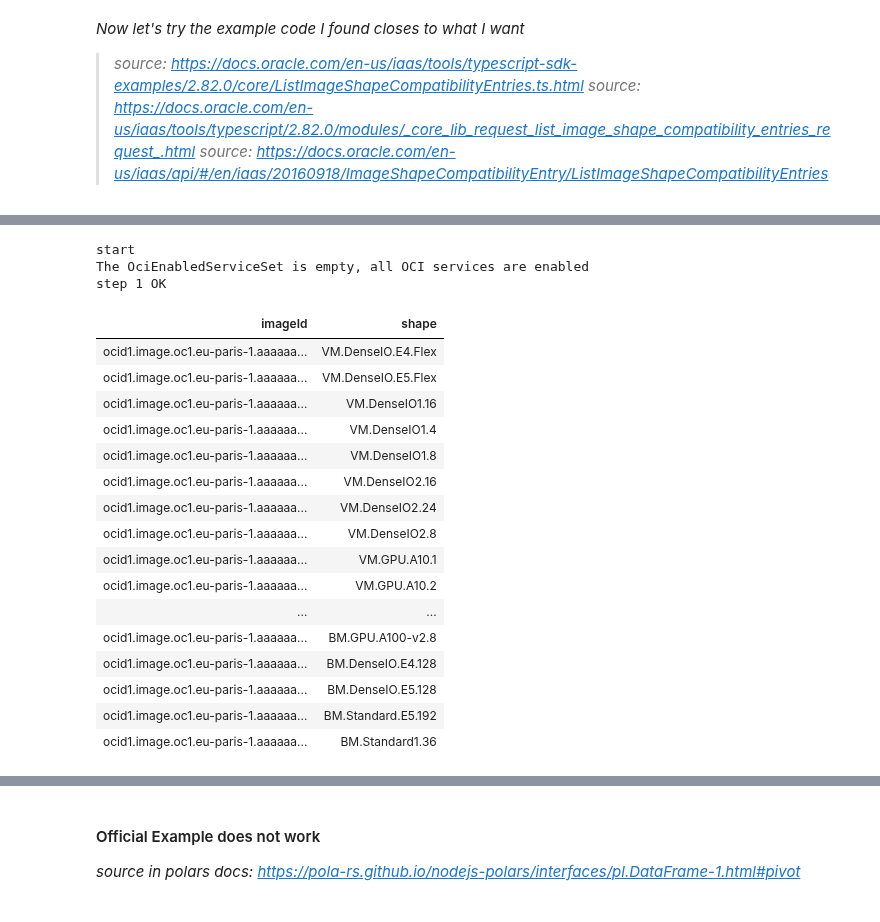
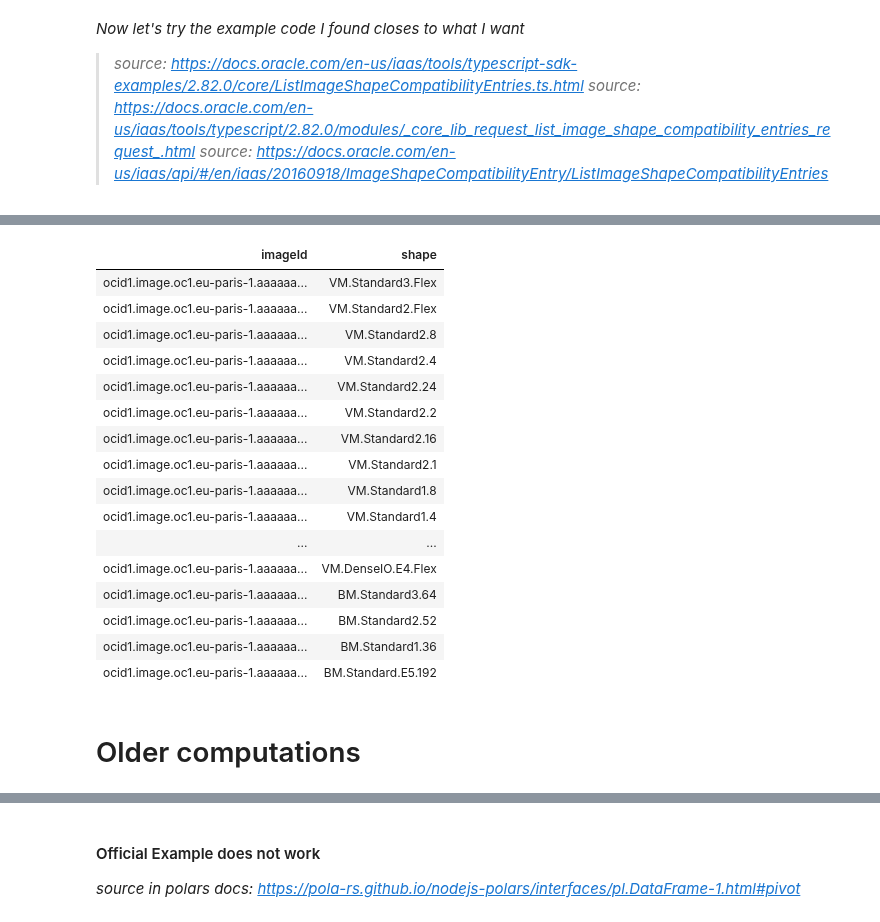
Before and after one commit to 3forges/packman, a Jupyter notebook: oracle/OciShapesImagesCompatibilityMatrix.ipynb, the cells around one changed output, grey strips where cells are left out. Saved outputs shown, nothing was run; the diff lists cells and outputs as text; code cells hidden in the pictures.

Commit message:
json to csv - interesting group by shape
json to csv - interesting group by shape

```diff
--- a/oracle/OciShapesImagesCompatibilityMatrix.ipynb
+++ b/oracle/OciShapesImagesCompatibilityMatrix.ipynb
@@ -154,32 +389,40 @@ const getCompatibilityList = async (OCIPlatformImageID: string): Promise<any> =>
+# %%
+resultatVstack.groupBy("shape").agg(
+    pl.col("imageId").alias("imageId"),
+).sort( {
+    by: "shape",
+    descending: true
+}).select(
+    pl.col("imageId").alias("imageId"),
+    pl.col("shape").alias("shape"),
+)
+# %% [output]
+| imageId | shape |
+| ocid1.image.oc1.eu-paris-1.aaaaaa... | VM.Standard3.Flex |
+| ocid1.image.oc1.eu-paris-1.aaaaaa... | VM.Standard2.Flex |
+| ocid1.image.oc1.eu-paris-1.aaaaaa... | VM.Standard2.8 |
+| ocid1.image.oc1.eu-paris-1.aaaaaa... | VM.Standard2.4 |
+| ocid1.image.oc1.eu-paris-1.aaaaaa... | VM.Standard2.24 |
+| ocid1.image.oc1.eu-paris-1.aaaaaa... | VM.Standard2.2 |
+| ocid1.image.oc1.eu-paris-1.aaaaaa... | VM.Standard2.16 |
+| ocid1.image.oc1.eu-paris-1.aaaaaa... | VM.Standard2.1 |
+| ocid1.image.oc1.eu-paris-1.aaaaaa... | VM.Standard1.8 |
+| ocid1.image.oc1.eu-paris-1.aaaaaa... | VM.Standard1.4 |
+| ... | ... |
+| ocid1.image.oc1.eu-paris-1.aaaaaa... | VM.DenseIO.E4.Flex |
+| ocid1.image.oc1.eu-paris-1.aaaaaa... | BM.Standard3.64 |
+| ocid1.image.oc1.eu-paris-1.aaaaaa... | BM.Standard2.52 |
+| ocid1.image.oc1.eu-paris-1.aaaaaa... | BM.Standard1.36 |
+| ocid1.image.oc1.eu-paris-1.aaaaaa... | BM.Standard.E5.192 |
+# %% [markdown]
+# Older computations
 # %%
-const compatibilityListExample1 = await getCompatibilityList("ocid1.image.oc1.eu-paris-1.aaaaaaaalvbkaoybngg572c4ybw47avoyv2vk4raeus2bg4hyrbfuq4hmcuq")
-//console.log(example1)
+
 // https://pola-rs.github.io/nodejs-polars/functions/pl.readJSON.html
 const df_compatibilityListExample1 = pl.readJSON(JSON.stringify(compatibilityListExample1.items), {format: "json"})
 // df_compatibilityListExample1.toRecords()
 df_compatibilityListExample1
 //pl.Series('imageShapes', df_compatibilityListExample1)
-# %% [output]
-start
-The OciEnabledServiceSet is empty, all OCI services are enabled
-step 1 OK
-| imageId | shape |
-| ocid1.image.oc1.eu-paris-1.aaaaaa... | VM.DenseIO.E4.Flex |
-| ocid1.image.oc1.eu-paris-1.aaaaaa... | VM.DenseIO.E5.Flex |
-| ocid1.image.oc1.eu-paris-1.aaaaaa... | VM.DenseIO1.16 |
-| ocid1.image.oc1.eu-paris-1.aaaaaa... | VM.DenseIO1.4 |
-| ocid1.image.oc1.eu-paris-1.aaaaaa... | VM.DenseIO1.8 |
-| ocid1.image.oc1.eu-paris-1.aaaaaa... | VM.DenseIO2.16 |
-| ocid1.image.oc1.eu-paris-1.aaaaaa... | VM.DenseIO2.24 |
-| ocid1.image.oc1.eu-paris-1.aaaaaa... | VM.DenseIO2.8 |
-| ocid1.image.oc1.eu-paris-1.aaaaaa... | VM.GPU.A10.1 |
-| ocid1.image.oc1.eu-paris-1.aaaaaa... | VM.GPU.A10.2 |
-| ... | ... |
-| ocid1.image.oc1.eu-paris-1.aaaaaa... | BM.GPU.A100-v2.8 |
-| ocid1.image.oc1.eu-paris-1.aaaaaa... | BM.DenseIO.E4.128 |
-| ocid1.image.oc1.eu-paris-1.aaaaaa... | BM.DenseIO.E5.128 |
-| ocid1.image.oc1.eu-paris-1.aaaaaa... | BM.Standard.E5.192 |
-| ocid1.image.oc1.eu-paris-1.aaaaaa... | BM.Standard1.36 |
 # %%
 const compatibilityListExample2 = await getCompatibilityList("ocid1.image.oc1.eu-paris-1.aaaaaaaaf7irdvozuzmwyvbfacdivomj52x65vr6tlg62i6er323sevazdqq")
 //console.log(example1)
```
Also changed, not shown: parts of 50 cells of this notebook.
